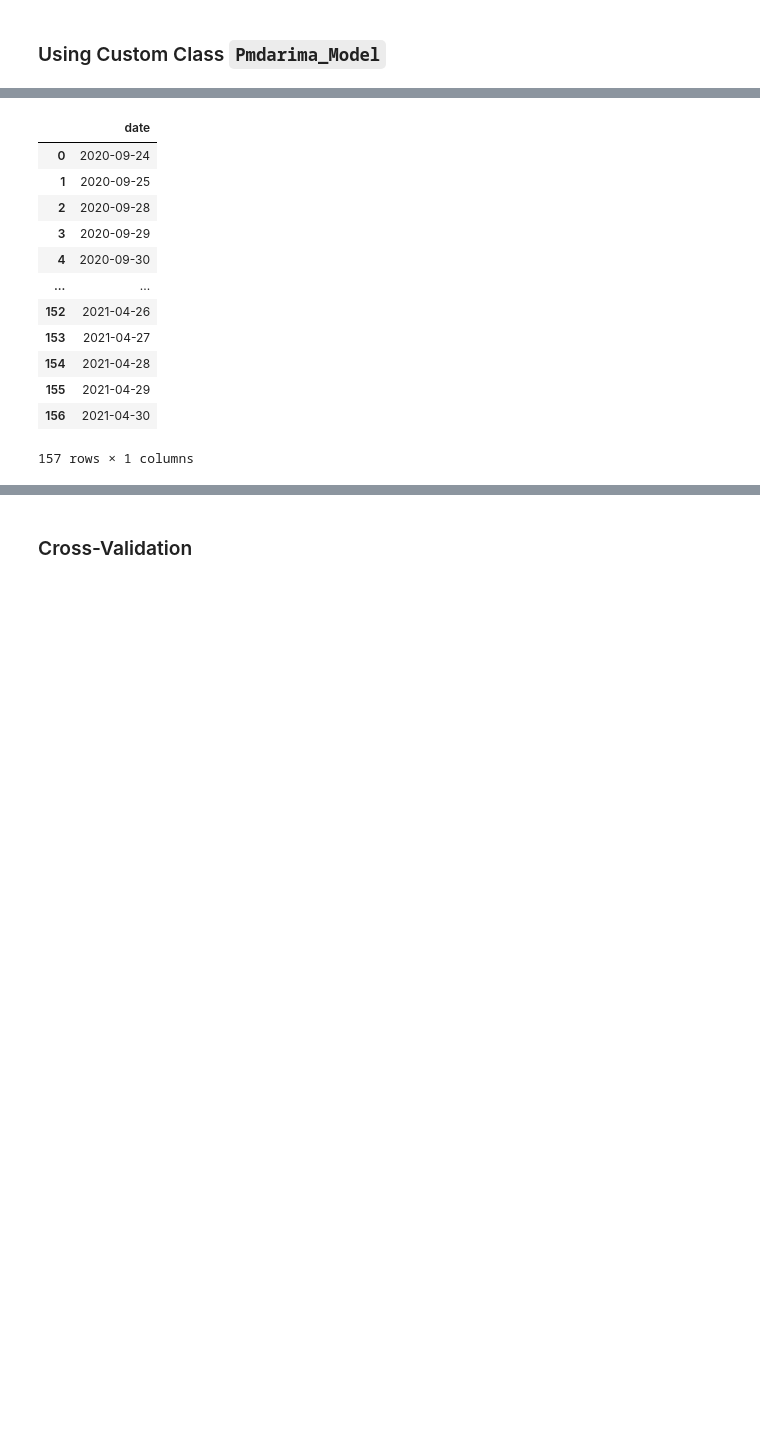
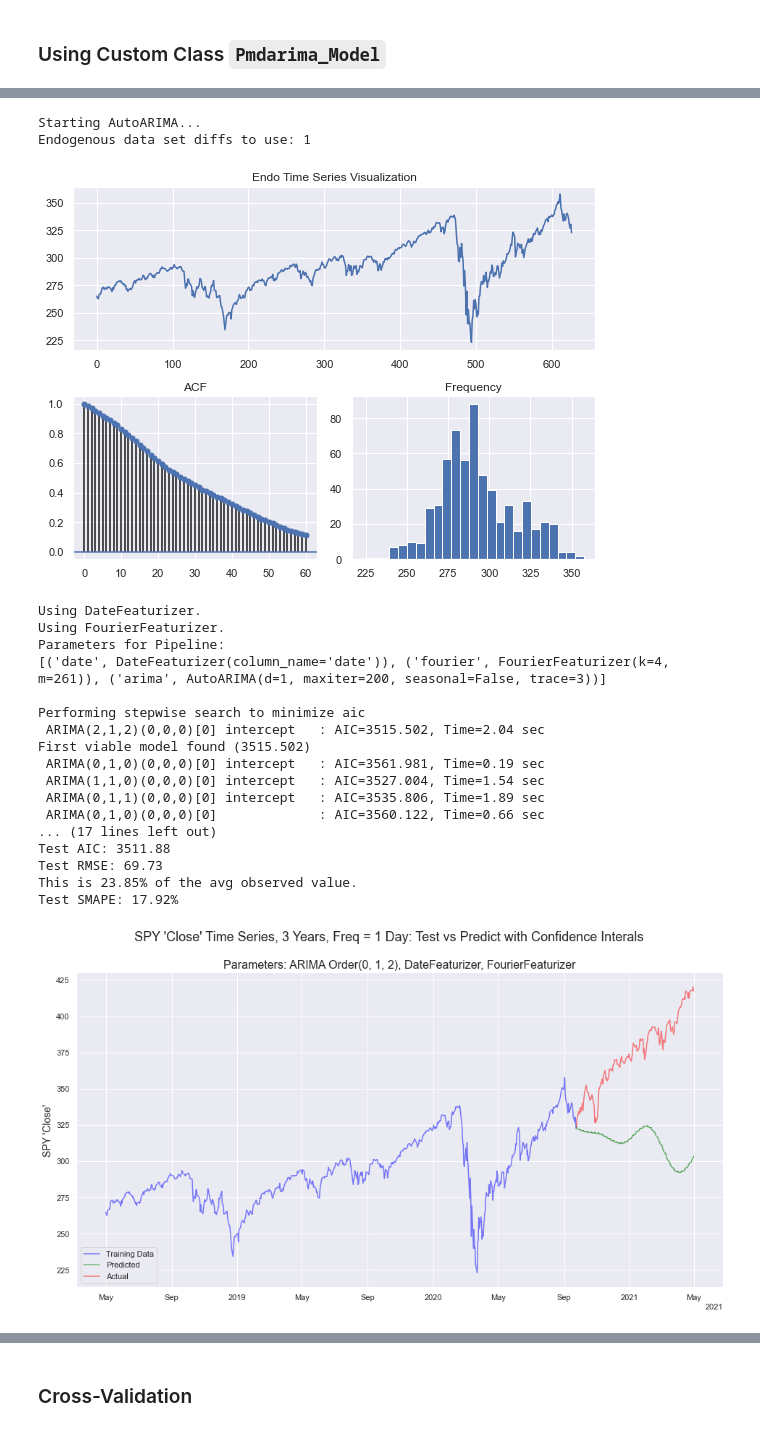
Before and after one commit to eggrollofchaos/i_spy_etf_price_predictions, a Jupyter notebook: crisp_dm_process/spy_yf_eda.ipynb, the cells around one changed output, grey strips where cells are left out. Cells and saved outputs as stored; diff of their text form; code cells hidden in the pictures; blank space fills up the shorter version.

```diff
--- a/crisp_dm_process/spy_yf_eda.ipynb
+++ b/crisp_dm_process/spy_yf_eda.ipynb
@@ -290,8 +292,8 @@ NameError: name 'pdarima_fit_predict' is not defined
 # %% [markdown]
 ### Using Custom Class `Pmdarima_Model`
 # %%
-pam_3Y = Pmdarima_Model(df_full_3Y_close, df_full_5Y_vol, 'SPY \'Close\'', 'SPY \'Volume\'',
-               n=3, period='years', freq='1 Day', seas=261,
+pam_3Y = Pmdarima_Model(df_full_3Y_close, df_full_3Y_vol, 'SPY \'Close\'', 'SPY \'Volume\'',
+               n=3, period='years', freq='1 Day', seas=261, fit_seas=False,
                train_size=80, impute=0, verbose=1,
-               date=1, fourier=0, box=0, log=0, gridsearch=0)
+               date=1, fourier=1, box=0, log=0, gridsearch=0)
 # %% [output]
@@ -299,3 +300 @@ Pmdarima_Model.py loaded.
 Successfully created instance of Class Pmdarima_Model.
-# %%
-pam_3Y.run_auto()
@@ -328,16 +301,25 @@ IndexError: too many indices for array: array is 0-dimensional, but 2 were index
-# %%
-X_test.
-# %% [output]
-|  | date |
-| 0 | 2020-09-24 |
-| 1 | 2020-09-25 |
-| 2 | 2020-09-28 |
-| 3 | 2020-09-29 |
-| 4 | 2020-09-30 |
-| ... | ... |
-| 152 | 2021-04-26 |
-| 153 | 2021-04-27 |
-| 154 | 2021-04-28 |
-| 155 | 2021-04-29 |
-| 156 | 2021-04-30 |
-157 rows × 1 columns
+# %%
+endo_pipe, exog_pipe = pam_3Y.run_auto_pipeline(en=True, ex=False, visualize=True)
+# Audio(sound_file, autoplay=True)
+# %% [output]
+Starting AutoARIMA...
+Endogenous data set diffs to use: 1
+[figure, added]
+Using DateFeaturizer.
+Using FourierFeaturizer.
+Parameters for Pipeline:
+[('date', DateFeaturizer(column_name='date')), ('fourier', FourierFeaturizer(k=4, m=261)), ('arima', AutoARIMA(d=1, maxiter=200, seasonal=False, trace=3))]
+
+Performing stepwise search to minimize aic
+ ARIMA(2,1,2)(0,0,0)[0] intercept   : AIC=3515.502, Time=2.04 sec
+First viable model found (3515.502)
+ ARIMA(0,1,0)(0,0,0)[0] intercept   : AIC=3561.981, Time=0.19 sec
+ ARIMA(1,1,0)(0,0,0)[0] intercept   : AIC=3527.004, Time=1.54 sec
+ ARIMA(0,1,1)(0,0,0)[0] intercept   : AIC=3535.806, Time=1.89 sec
+ ARIMA(0,1,0)(0,0,0)[0]             : AIC=3560.122, Time=0.66 sec
+... (17 lines left out)
+Test AIC: 3511.88
+Test RMSE: 69.73
+This is 23.85% of the avg observed value.
+Test SMAPE: 17.92%
+[figure, added]
```
Also changed, not shown: parts of 102 cells of this notebook, 8 other files.
